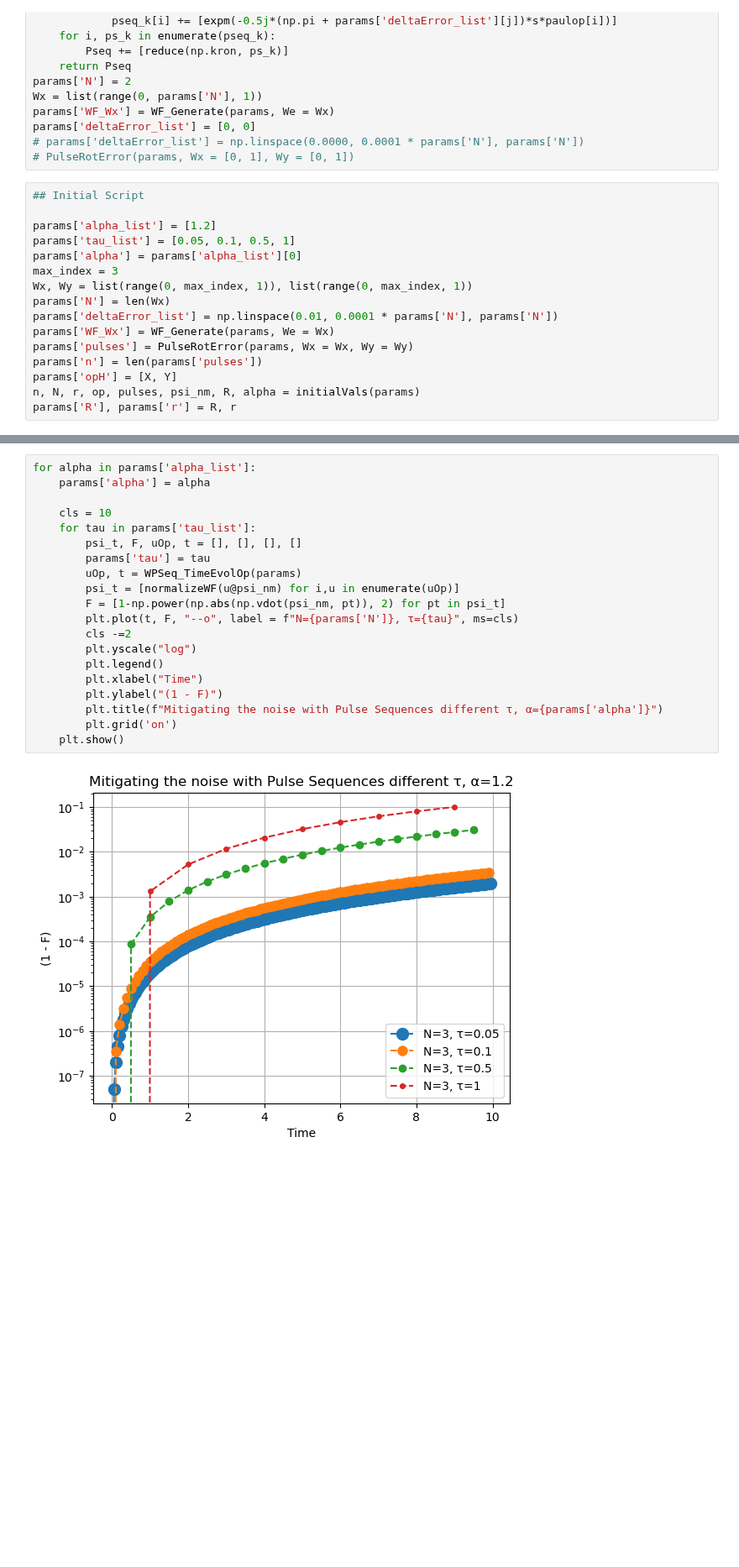
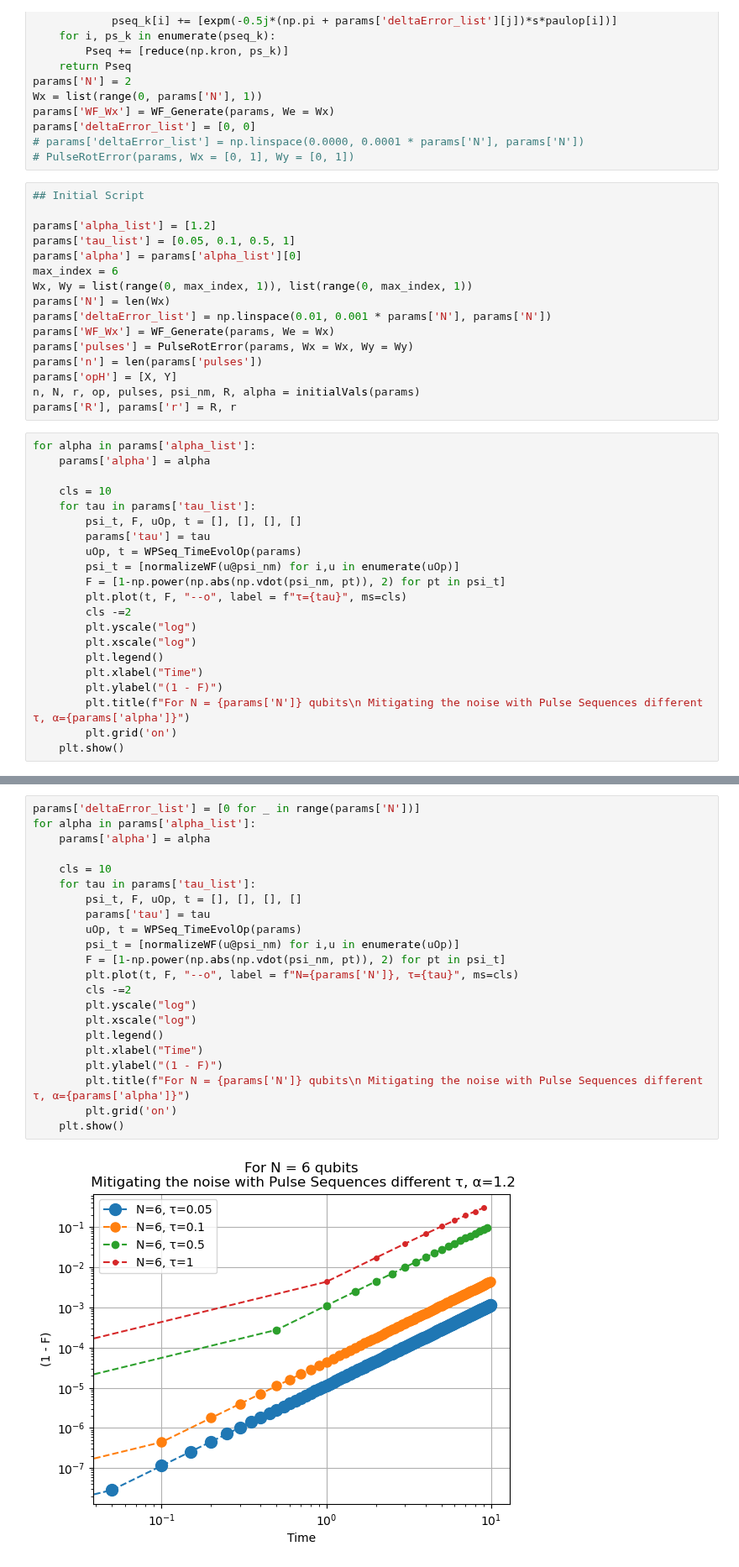
Before and after one commit to JessicaJohnBritto/WalshPulseSeq, a Jupyter notebook: Initial Codes/Section_3_Final.ipynb, the cells around one changed output, grey strips where cells are left out. Shown at 84% size. Cells and saved outputs as stored; diff of their text form; blank space fills up the shorter version.

Commit message:
Added plots for Rot Angle errors without robust conditions

```diff
--- a/Initial Codes/Section_3_Final.ipynb
+++ b/Initial Codes/Section_3_Final.ipynb
@@ -214,13 +214,34 @@ params['deltaError_list'] = [0, 0]
 params['alpha_list'] = [1.2]
 params['tau_list'] = [0.05, 0.1, 0.5, 1]
 params['alpha'] = params['alpha_list'][0]
-max_index = 3
+max_index = 6
 Wx, Wy = list(range(0, max_index, 1)), list(range(0, max_index, 1))
 params['N'] = len(Wx)
-params['deltaError_list'] = np.linspace(0.01, 0.0001 * params['N'], params['N'])
+params['deltaError_list'] = np.linspace(0.01, 0.001 * params['N'], params['N'])
 params['WF_Wx'] = WF_Generate(params, We = Wx)
 params['pulses'] = PulseRotError(params, Wx = Wx, Wy = Wy)
 params['n'] = len(params['pulses'])
 params['opH'] = [X, Y]
 n, N, r, op, pulses, psi_nm, R, alpha = initialVals(params)
 params['R'], params['r'] = R, r
+# %%
+for alpha in params['alpha_list']:
+    params['alpha'] = alpha
+
+    cls = 10
+    for tau in params['tau_list']:
+        psi_t, F, uOp, t = [], [], [], []
+        params['tau'] = tau
+        uOp, t = WPSeq_TimeEvolOp(params)
+        psi_t = [normalizeWF(u@psi_nm) for i,u in enumerate(uOp)]
+        F = [1-np.power(np.abs(np.vdot(psi_nm, pt)), 2) for pt in psi_t]
+        plt.plot(t, F, "--o", label = f"τ={tau}", ms=cls)
+        cls -=2
+        plt.yscale("log")
+        plt.xscale("log")
+        plt.legend()
+        plt.xlabel("Time")
+        plt.ylabel("(1 - F)")
+        plt.title(f"For N = {params['N']} qubits\n Mitigating the noise with Pulse Sequences different τ, α={params['alpha']}")
+        plt.grid('on')
+    plt.show()
@@ -227,25 +250,27 @@ params['R'], params['r'] = R, r
 # %%
+params['deltaError_list'] = [0 for _ in range(params['N'])]
 for alpha in params['alpha_list']:
     params['alpha'] = alpha
 
     cls = 10
     for tau in params['tau_list']:
         psi_t, F, uOp, t = [], [], [], []
         params['tau'] = tau
         uOp, t = WPSeq_TimeEvolOp(params)
         psi_t = [normalizeWF(u@psi_nm) for i,u in enumerate(uOp)]
         F = [1-np.power(np.abs(np.vdot(psi_nm, pt)), 2) for pt in psi_t]
         plt.plot(t, F, "--o", label = f"N={params['N']}, τ={tau}", ms=cls)
         cls -=2
         plt.yscale("log")
+        plt.xscale("log")
         plt.legend()
         plt.xlabel("Time")
         plt.ylabel("(1 - F)")
-        plt.title(f"Mitigating the noise with Pulse Sequences different τ, α={params['alpha']}")
+        plt.title(f"For N = {params['N']} qubits\n Mitigating the noise with Pulse Sequences different τ, α={params['alpha']}")
         plt.grid('on')
     plt.show()
 # %% [output]
-[figure, old version]
+[figure, new version]
 # %%
 # When the delta values for each qubits are close to each other,
 # fidelity for all taus show the same patter.
```
Also changed, not shown: parts of 1 cell of this notebook.
